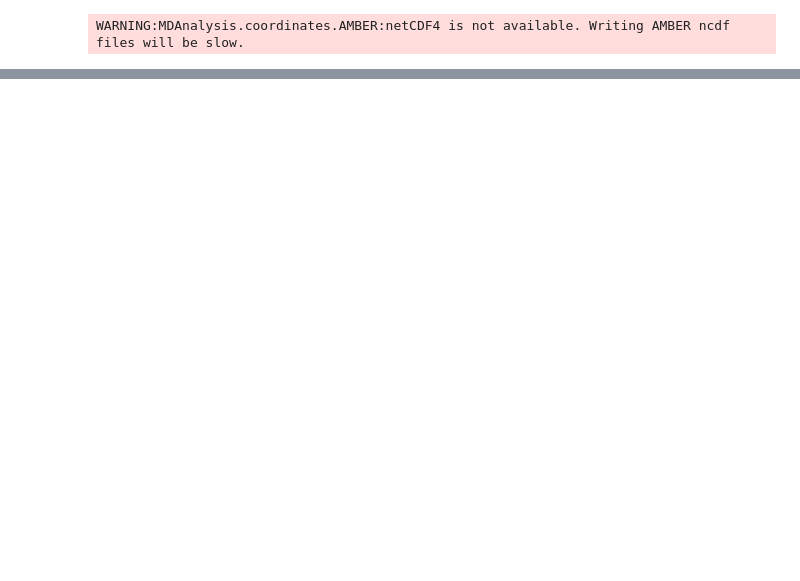
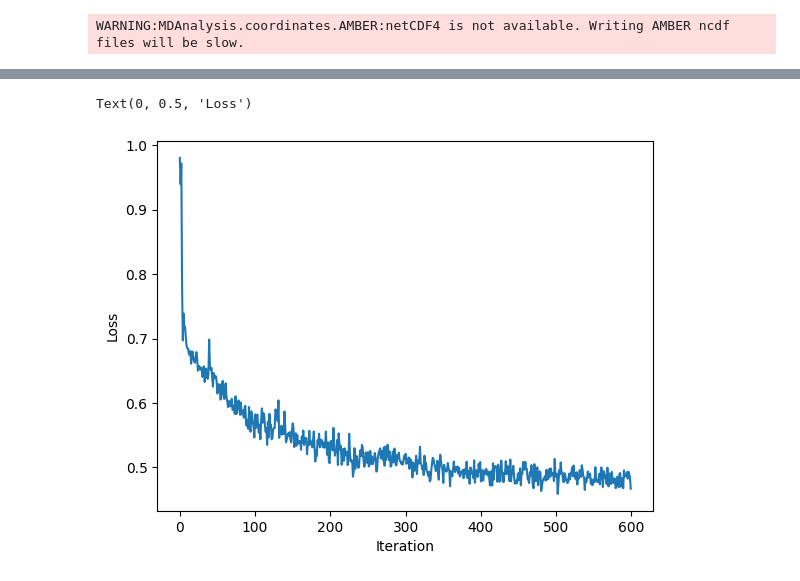
Before and after one commit to hodakamori/torch-tutorial, a Jupyter notebook: diffusion_two_for_one/train.ipynb, the cells around one changed output, grey strips where cells are left out. Drawn from its saved outputs; the diff is of its cells as text; code cells hidden in the pictures; blank space fills up the shorter version.

```diff
--- a/diffusion_two_for_one/train.ipynb
+++ b/diffusion_two_for_one/train.ipynb
@@ -55,10 +100,11 @@ MAX_NOISE_LEVEL = 25
 from diffusers import DDPMScheduler
 noise_scheduler = DDPMScheduler(num_train_timesteps=1000)
 BATCH_SIZE = 1024
-MAX_EPOCHS = 20
+MAX_EPOCHS = 30
 dataloader = DataLoader(dataset, batch_size=BATCH_SIZE, shuffle=True)
 bonds = dataset.bonds
 model = Net(num_atoms=5, num_node_features=96)
+model.to(device)
 optimizer = torch.optim.Adam(model.parameters(), lr=3e-4)
 scheduler = torch.optim.lr_scheduler.CosineAnnealingLR(optimizer, T_max=MAX_EPOCHS, eta_min=1e-5)
 loss_func = torch.nn.MSELoss()
@@ -72,9 +118,9 @@ for epoch in range(MAX_EPOCHS):
         random_values_low = torch.randint(0, (noise_scheduler.num_train_timesteps // 10), (coords.shape[0],), dtype=torch.int)
         random_values_high = torch.randint((noise_scheduler.num_train_timesteps // 10), noise_scheduler.num_train_timesteps, (coords.shape[0],), dtype=torch.int)
         coin_flips = torch.rand(coords.shape[0])
-        timesteps = torch.where(coin_flips <= 0.5, random_values_low, random_values_high)
+        timesteps = torch.where(coin_flips <= 0.5, random_values_low, random_values_high).to(device)
 
-        noise = torch.randn(coords.shape)
+        noise = torch.randn(coords.shape).to(device)
         noised_coords = noise_scheduler.add_noise(coords, noise, timesteps)
         optimizer.zero_grad()
         noise_pred = model(indices, noised_coords, bonds, noise_levels=timesteps)
@@ -88,0 +154,8 @@ for epoch in range(MAX_EPOCHS):
+# %%
+import matplotlib.pyplot as plt
+plt.plot(history)
+plt.xlabel("Iteration")
+plt.ylabel("Loss")
+# %% [output]
+Text(0, 0.5, 'Loss')
+[figure, added]
```
Also changed, not shown: parts of 12 cells of this notebook, 8 other files.
